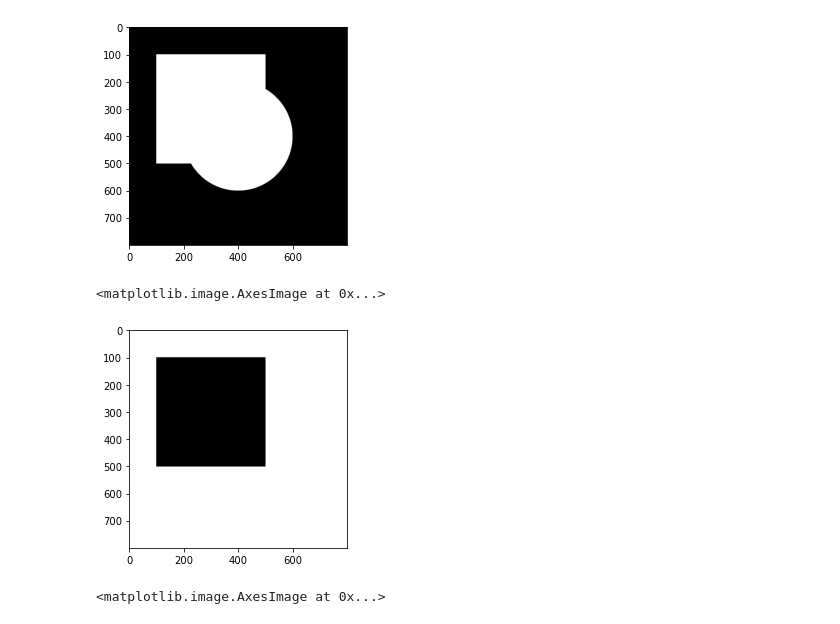
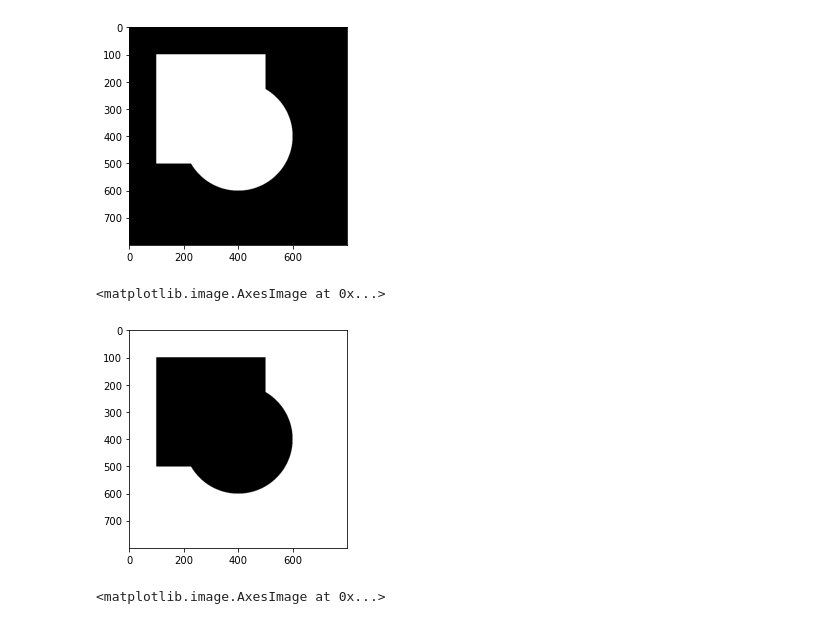
Before and after one commit to nsarkhanov/AI_Course_Exercise, a Jupyter notebook: M6-computer-vesion/D3/Bitwise operators.ipynb, the cells around one changed output. Saved outputs shown, nothing was run; the diff lists cells and outputs as text; code cells hidden in the pictures.

```diff
--- a/M6-computer-vesion/D3/Bitwise operators.ipynb
+++ b/M6-computer-vesion/D3/Bitwise operators.ipynb
@@ -44,11 +44,11 @@ plt.imshow(img_or,cmap='gray')
 [figure]
 # %%
 # Create a new image and merge both previous images (square and circle) with a bitwise not operation
-img_not=cv2.bitwise_not(square)
+img_not=cv2.bitwise_not(img_or)
 plt.imshow(img_not,cmap='gray')
 # %% [output]
 <matplotlib.image.AxesImage at 0x...>
-[figure, old version]
+[figure, new version]
 # %%
 # Create a new image and merge both previous images (square and circle) with a bitwise xor operation
 img_xor=cv2.bitwise_xor(square,circle)
```
